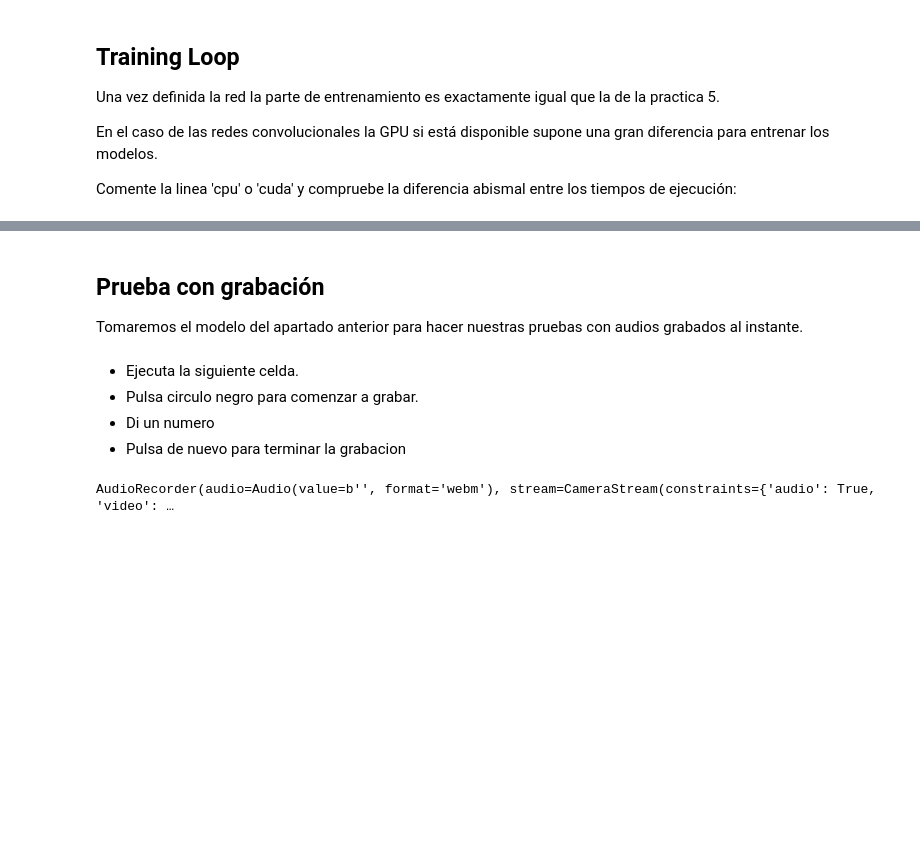
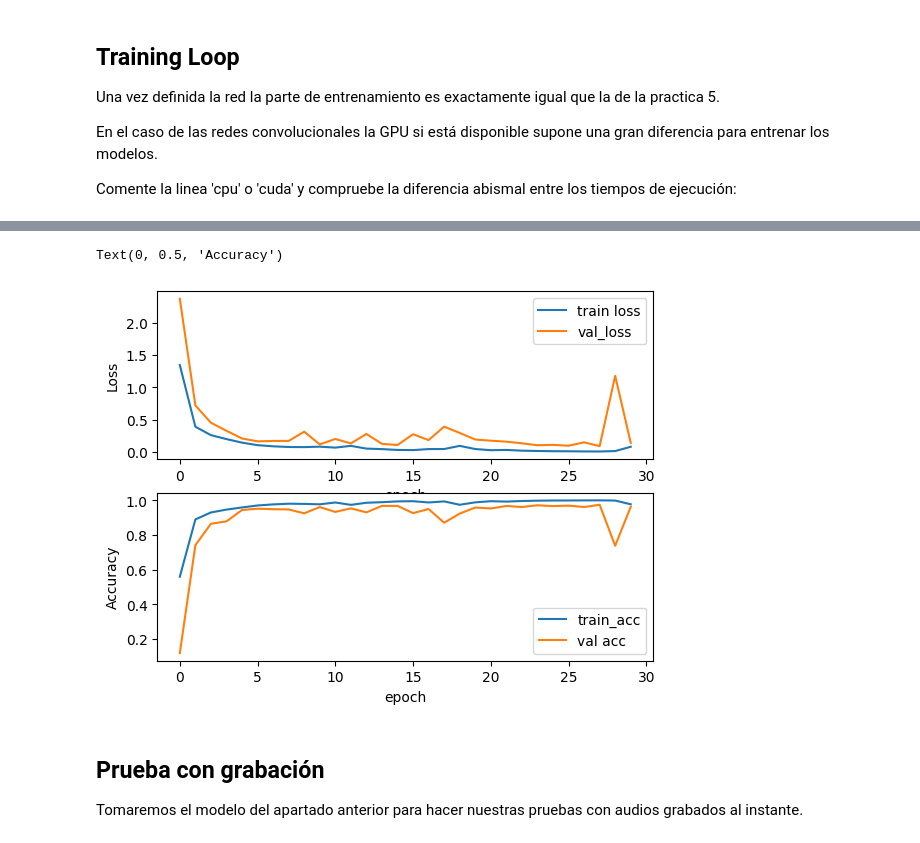
Before and after one commit to oscarjibou/University_projects, a Jupyter notebook: TDS/P6/practica6.ipynb, the cells around one changed output, grey strips where cells are left out. Saved outputs shown, nothing was run; the diff lists cells and outputs as text; code cells hidden in the pictures; blank space fills up the shorter version.

```diff
--- a/TDS/P6/practica6.ipynb
+++ b/TDS/P6/practica6.ipynb
@@ -253,14 +286,14 @@ from torch import nn
 class conv_layer(nn.Sequential):
     def __init__(self, input_feat, out_feat, max_pool=True):
         layers = []
-        # Complete con vonv2d, batchnorm2d y relu añadiendo a la lista: layers.append(...)
+        # Complete con vonv2d, batchnorm2d y relu añadiendo a la lista: layers.append
+        vond2d = nn.Conv2d(input_feat, out_feat, 3, padding=1)
+        batchnorm2d = nn.BatchNorm2d(out_feat)
+        relu = nn.ReLU()
 
-        # BEGIN SOLUTION
-        layers.append(nn.Conv2d(input_feat, out_feat,
-                      kernel_size=3, stride=1, padding=1))
-        layers.append(nn.BatchNorm2d(out_feat))
-        layers.append(nn.ReLU(inplace=True))
-        # END SOLUTION
+        layers.append(vond2d)
+        layers.append(batchnorm2d)
+        layers.append(relu)
 
         if max_pool:
             layers.append(nn.MaxPool2d(3, 2, padding=1))
@@ -346,8 +377,8 @@ from train_net import train
 import torch.optim as optim
 import time
 
-# device = 'cpu'
-device = 'cuda'
+device = "cpu"
+# device = "cuda"
 
 # Define learning rate
 learning_rate = 0.001
@@ -368,24 +399,23 @@ train_dataloader = DataLoader(
 val_dataloader = DataLoader(val_dataset, batch_size=batch_size, shuffle=False)
 
 start_time = time.time()
-train_losses, val_losses, train_acc, val_acc = train(red,
-                                                     loss_fn,
-                                                     train_dataloader, val_dataloader,
-                                                     optimizer, num_epochs, device=device)
+train_losses, val_losses, train_acc, val_acc = train(
+    red, loss_fn, train_dataloader, val_dataloader, optimizer, num_epochs, device=device
+)
 
 print(f"Train finished in {time.time() - start_time} seconds")
 
 
 fig, axes = plt.subplots(2, 1)
-axes[0].plot(train_losses, label='train loss')
-axes[0].plot(val_losses, label='val_loss')
+axes[0].plot(train_losses, label="train loss")
+axes[0].plot(val_losses, label="val_loss")
 axes[0].legend()
-axes[0].set_xlabel('epoch')
-axes[0].set_ylabel('Loss')
+axes[0].set_xlabel("epoch")
+axes[0].set_ylabel("Loss")
 
-axes[1].plot(train_acc, label='train_acc')
-axes[1].plot(val_acc, label='val acc')
+axes[1].plot(train_acc, label="train_acc")
+axes[1].plot(val_acc, label="val acc")
 axes[1].legend()
-axes[1].set_xlabel('epoch')
-axes[1].set_ylabel('Accuracy')
+axes[1].set_xlabel("epoch")
+axes[1].set_ylabel("Accuracy")
 # %% [output]
@@ -393,3 +423,5 @@ ValueError: num_samples should be a positive integer value, but got num_samples=
+Text(0, 0.5, 'Accuracy')
+[figure, added]
 # %% [markdown]
 ## Prueba con grabación
 
@@ -404,11 +429,0 @@ import matplotlib.pyplot as plt
-# %% [markdown]
-* Ejecuta la siguiente celda.
-* Pulsa circulo negro para comenzar a grabar.
-* Di un numero
-* Pulsa de nuevo para terminar la grabacion
-# %%
-camera = CameraStream(constraints={'audio': True, 'video': False})
-recorder = AudioRecorder(stream=camera)
-recorder
-# %% [output]
-AudioRecorder(audio=Audio(value=b'', format='webm'), stream=CameraStream(constraints={'audio': True, 'video': …
```
Also changed, not shown: parts of 16 cells of this notebook, 1 other file.
